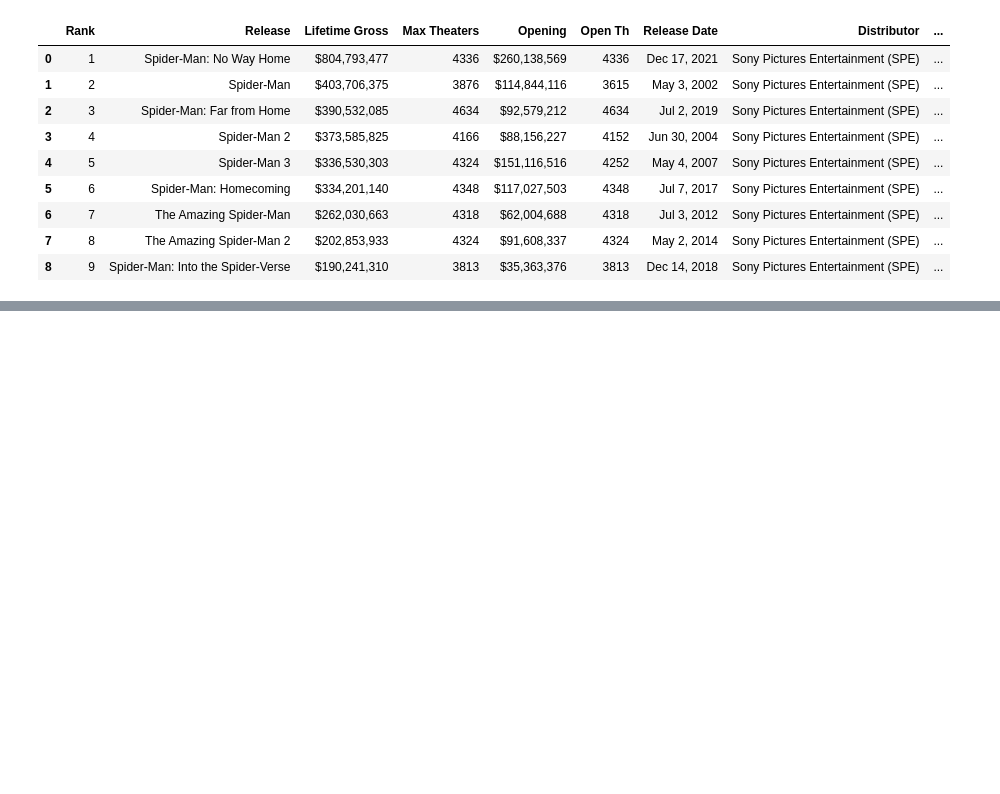
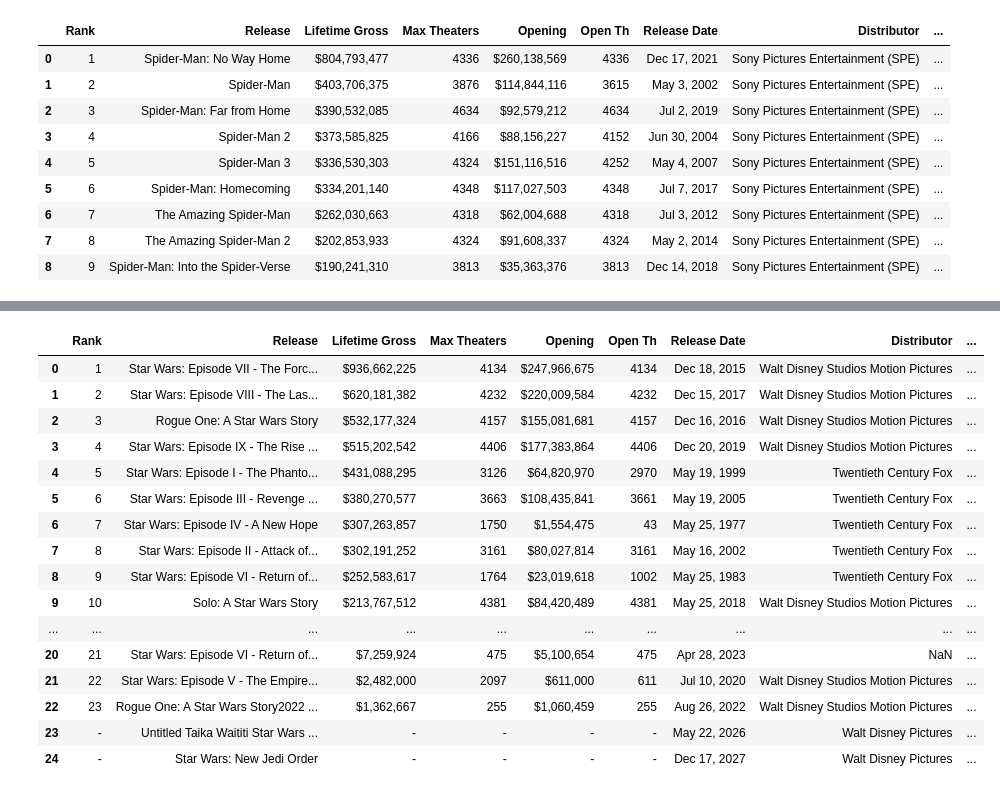
Before and after one commit to rentremont/rene_capstone, a Jupyter notebook: capstone.ipynb, the cells around one changed output, grey strips where cells are left out. Cells and saved outputs as stored; diff of their text form; code cells hidden in the pictures; blank space fills up the shorter version.

```diff
--- a/capstone.ipynb
+++ b/capstone.ipynb
@@ -390,0 +447,21 @@ disneyspiderman
+# %%
+disneystarwars=disneystarwars.drop(['Unnamed: 0'], axis=1)
+disneystarwars
+# %% [output]
+|  | Rank | Release | Lifetime Gross | Max Theaters | Opening | Open Th | Release Date | Distributor | ... |
+| 0 | 1 | Star Wars: Episode VII - The Forc... | $936,662,225 | 4134 | $247,966,675 | 4134 | Dec 18, 2015 | Walt Disney Studios Motion Pictures | ... |
+| 1 | 2 | Star Wars: Episode VIII - The Las... | $620,181,382 | 4232 | $220,009,584 | 4232 | Dec 15, 2017 | Walt Disney Studios Motion Pictures | ... |
+| 2 | 3 | Rogue One: A Star Wars Story | $532,177,324 | 4157 | $155,081,681 | 4157 | Dec 16, 2016 | Walt Disney Studios Motion Pictures | ... |
+| 3 | 4 | Star Wars: Episode IX - The Rise ... | $515,202,542 | 4406 | $177,383,864 | 4406 | Dec 20, 2019 | Walt Disney Studios Motion Pictures | ... |
+| 4 | 5 | Star Wars: Episode I - The Phanto... | $431,088,295 | 3126 | $64,820,970 | 2970 | May 19, 1999 | Twentieth Century Fox | ... |
+| 5 | 6 | Star Wars: Episode III - Revenge ... | $380,270,577 | 3663 | $108,435,841 | 3661 | May 19, 2005 | Twentieth Century Fox | ... |
+| 6 | 7 | Star Wars: Episode IV - A New Hope | $307,263,857 | 1750 | $1,554,475 | 43 | May 25, 1977 | Twentieth Century Fox | ... |
+| 7 | 8 | Star Wars: Episode II - Attack of... | $302,191,252 | 3161 | $80,027,814 | 3161 | May 16, 2002 | Twentieth Century Fox | ... |
+| 8 | 9 | Star Wars: Episode VI - Return of... | $252,583,617 | 1764 | $23,019,618 | 1002 | May 25, 1983 | Twentieth Century Fox | ... |
+| 9 | 10 | Solo: A Star Wars Story | $213,767,512 | 4381 | $84,420,489 | 4381 | May 25, 2018 | Walt Disney Studios Motion Pictures | ... |
+| ... | ... | ... | ... | ... | ... | ... | ... | ... | ... |
+| 20 | 21 | Star Wars: Episode VI - Return of... | $7,259,924 | 475 | $5,100,654 | 475 | Apr 28, 2023 | NaN | ... |
+| 21 | 22 | Star Wars: Episode V - The Empire... | $2,482,000 | 2097 | $611,000 | 611 | Jul 10, 2020 | Walt Disney Studios Motion Pictures | ... |
+| 22 | 23 | Rogue One: A Star Wars Story2022 ... | $1,362,667 | 255 | $1,060,459 | 255 | Aug 26, 2022 | Walt Disney Studios Motion Pictures | ... |
+| 23 | - | Untitled Taika Waititi Star Wars ... | - | - | - | - | May 22, 2026 | Walt Disney Pictures | ... |
+| 24 | - | Star Wars: New Jedi Order | - | - | - | - | Dec 17, 2027 | Walt Disney Pictures | ... |
```
Also changed, not shown: parts of 48 cells of this notebook, 5 other files.
